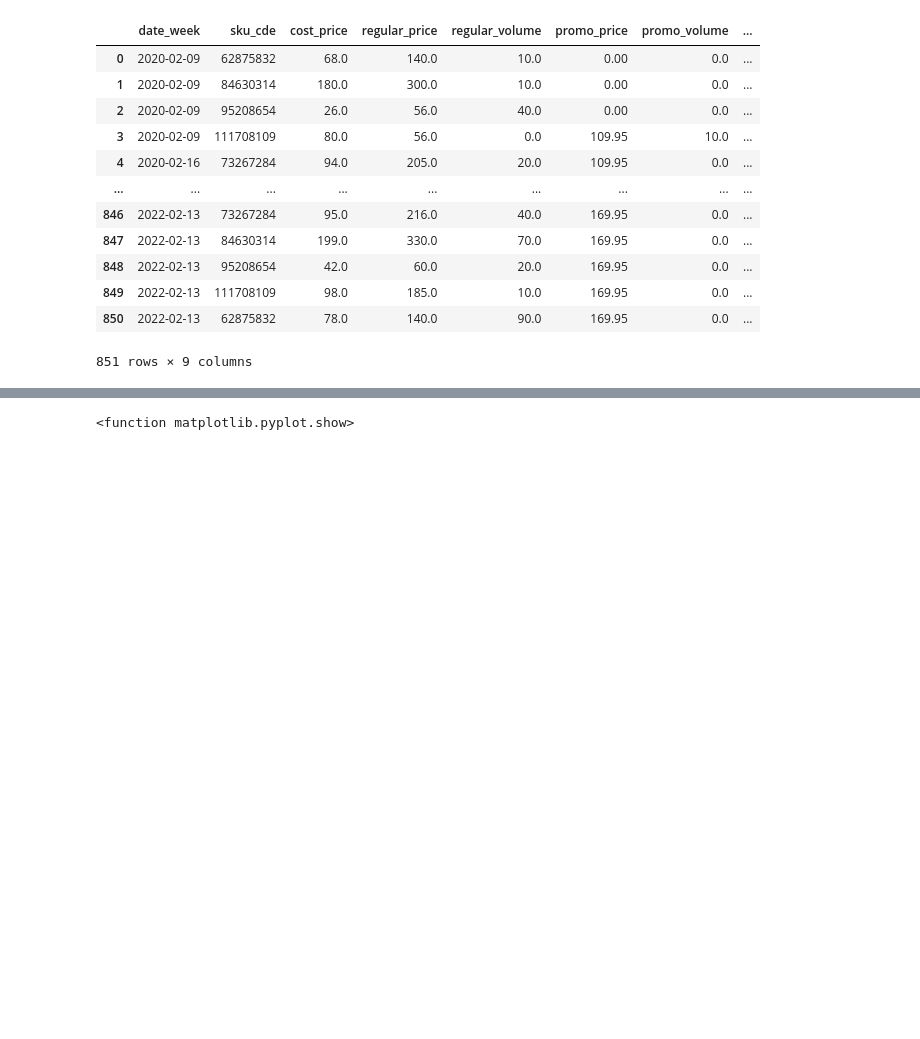
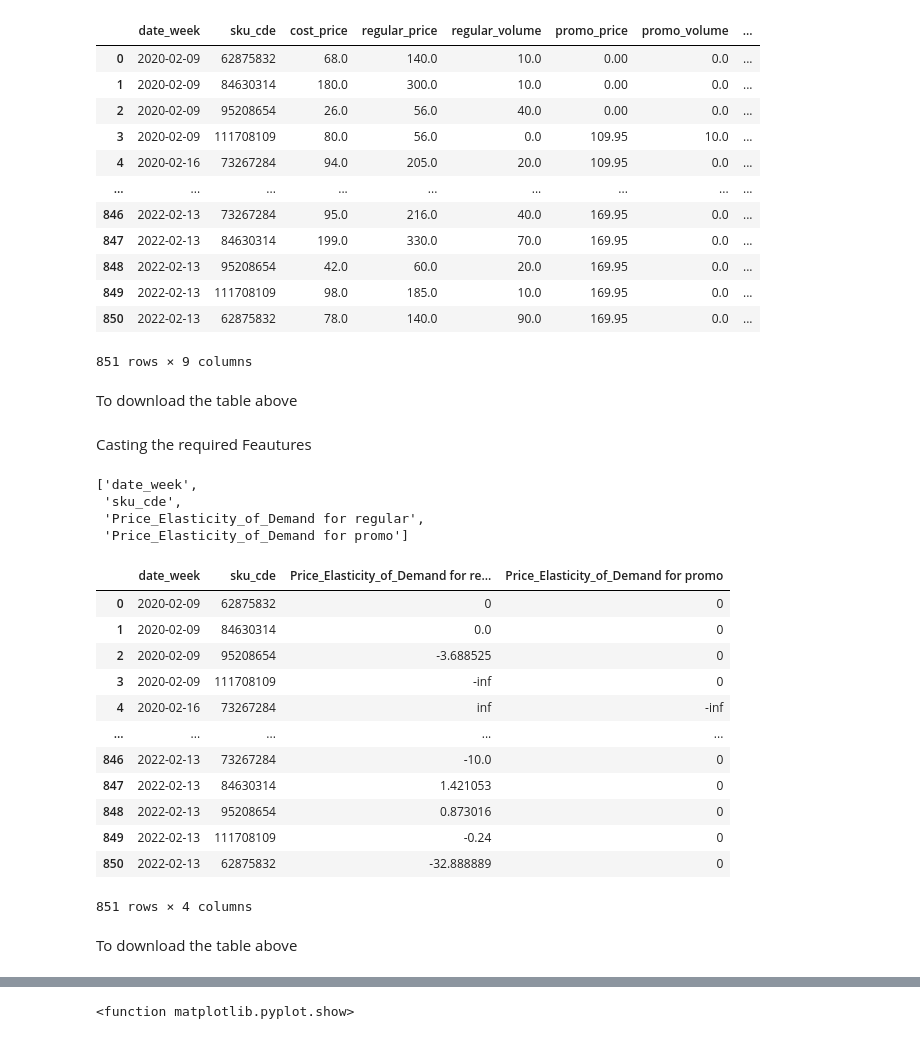
Before and after one commit to AyorindeTayo/Price-Elasticity-of-Deman-Prediction, a Jupyter notebook: Untitled64.ipynb, the cells around one changed output, grey strips where cells are left out. Cells and saved outputs as stored; diff of their text form; code cells hidden in the pictures; blank space fills up the shorter version.

```diff
--- a/Untitled64.ipynb
+++ b/Untitled64.ipynb
@@ -491,7 +491,38 @@ df_demand_schedule
 | 849 | 2022-02-13 | 111708109 | 98.0 | 185.0 | 10.0 | 169.95 | 0.0 | ... |
 | 850 | 2022-02-13 | 62875832 | 78.0 | 140.0 | 90.0 | 169.95 | 0.0 | ... |
 851 rows × 9 columns
+# %% [markdown]
+To download the table above
 # %%
 from google.colab import files
 df_demand_schedule.to_excel('X.xlsx')
 files.download('X.xlsx')
+# %% [markdown]
+Casting the required Feautures
+# %%
+list_features=['date_week','sku_cde','Price_Elasticity_of_Demand for regular','Price_Elasticity_of_Demand for promo']
+list_features
+# %% [output]
+['date_week',
+ 'sku_cde',
+ 'Price_Elasticity_of_Demand for regular',
+ 'Price_Elasticity_of_Demand for promo']
+# %%
+X=df[list_features]
+X
+# %% [output]
+|  | date_week | sku_cde | Price_Elasticity_of_Demand for re... | Price_Elasticity_of_Demand for promo |
+| 0 | 2020-02-09 | 62875832 | 0 | 0 |
+| 1 | 2020-02-09 | 84630314 | 0.0 | 0 |
+| 2 | 2020-02-09 | 95208654 | -3.688525 | 0 |
+| 3 | 2020-02-09 | 111708109 | -inf | 0 |
+| 4 | 2020-02-16 | 73267284 | inf | -inf |
+| ... | ... | ... | ... | ... |
+| 846 | 2022-02-13 | 73267284 | -10.0 | 0 |
+| 847 | 2022-02-13 | 84630314 | 1.421053 | 0 |
+| 848 | 2022-02-13 | 95208654 | 0.873016 | 0 |
+| 849 | 2022-02-13 | 111708109 | -0.24 | 0 |
+| 850 | 2022-02-13 | 62875832 | -32.888889 | 0 |
+851 rows × 4 columns
+# %% [markdown]
+To download the table above
```
Also changed, not shown: parts of 1 cell of this notebook.
